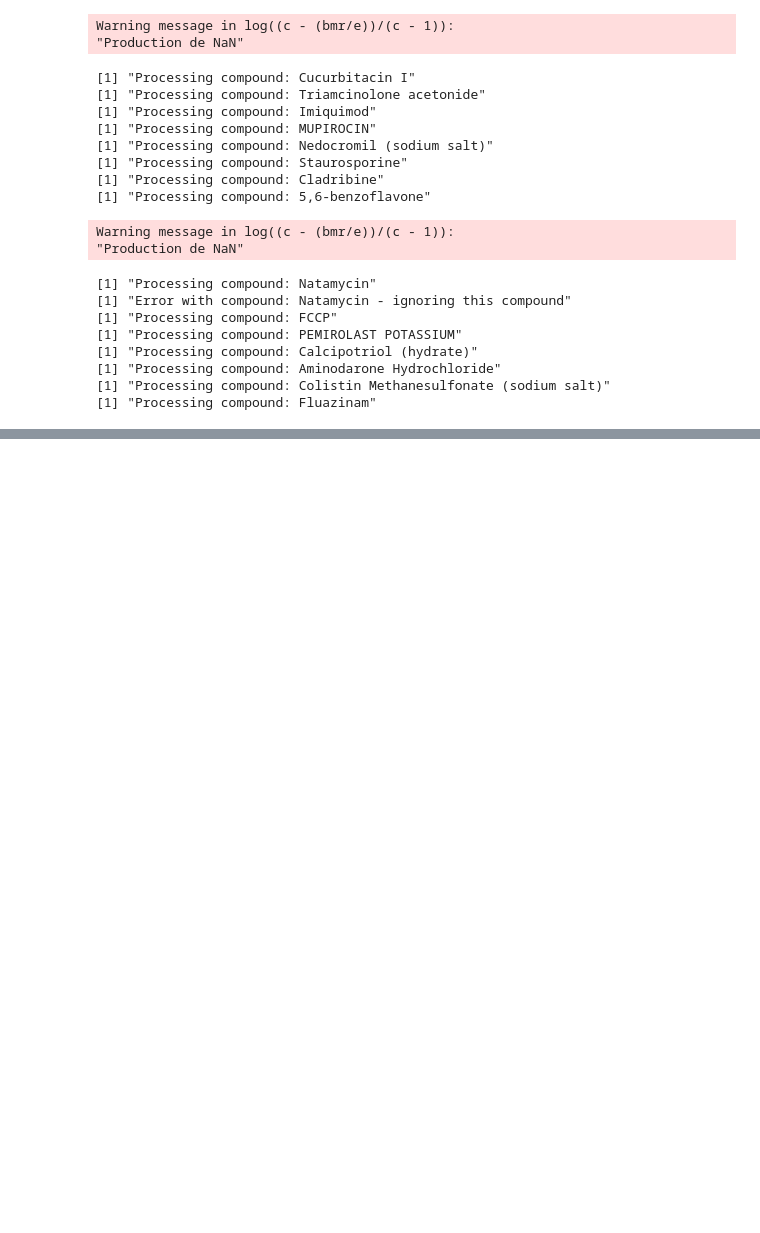
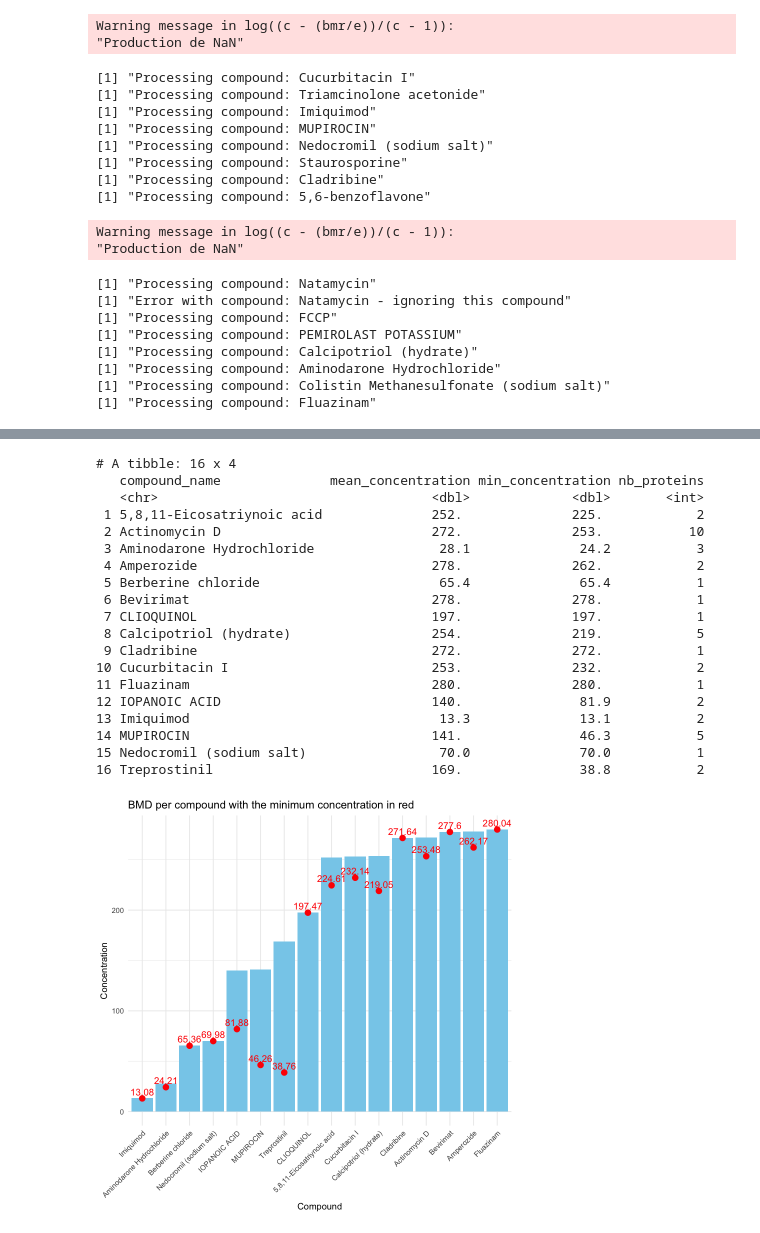
Before and after one commit to broadinstitute/2025_Grigoryan_Proteomics, a Jupyter notebook: 00.exploratory_analysis/curve_fit.ipynb, the cells around one changed output, grey strips where cells are left out. Saved outputs shown, nothing was run; the diff lists cells and outputs as text; code cells hidden in the pictures; blank space fills up the shorter version.

```diff
--- a/00.exploratory_analysis/curve_fit.ipynb
+++ b/00.exploratory_analysis/curve_fit.ipynb
@@ -237,6 +242,9 @@ for (i in 1:nrow(gene_df)) {
 
     temp$protein <- gene_id
     temp$compound <- compound
+    temp$bmd <- gene_df$bmd_value[i]
+    temp$bmd_l <- gene_df$bmd_l[i]
+    temp$bmd_u <- gene_df$bmd_u[i]
 
     list_plot[[i]] <- temp
   }, error = function(e) {
@@ -299,14 +332,52 @@ gridExtra::grid.arrange(grobs = plot_list, ncol = 3)
-# %%
-for (i in 1:nrow(gene_df)) {
-  tryCatch({
-    gene_id <- gene_df$gene_id[i]
-    compound <- gene_df$compound_name[i]
-
-
-    temp <- plot_bmd_curve(gene_id, res[[compound]])
-    print(temp)
-
-  }, error = function(e) {
-    message(sprintf("Erreur pour gene_id %s et compound %s : %s", gene_id, compound, e$message))
-  })
-}
+# %%
+library(dplyr)
+
+## Calculate the mean concentration for each compound
+
+
+compound_summary <- gene_df %>%
+  group_by(compound_name) %>%
+  summarise(
+    mean_concentration = mean(Concentration, na.rm = TRUE),
+    min_concentration = min(Concentration, na.rm = TRUE),
+    nb_proteins = n_distinct(gene_id)
+  )
+
+
+print(compound_summary)
+
+
+p <- ggplot(compound_summary, aes(x = reorder(compound_name, mean_concentration), y = mean_concentration)) +
+  geom_col(fill = "skyblue") +
+  geom_point(aes(y = min_concentration), color = "red", size = 3) +
+  geom_text(aes(y = min_concentration, label = round(min_concentration, 2)),
+            color = "red", vjust = -0.5, size = 4) +
+  #geom_text(aes(label = nb_proteins, y = mean_concentration + 5), size = 5, vjust = 0) +
+  labs(title = "BMD per compound with the minimum concentration in red",
+       x = "Compound",
+       y = "Concentration") +
+  theme_minimal() +
+  theme(axis.text.x = element_text(angle = 45, hjust = 1))  # Rotation des labels des composés
+
+print(p)
+# %% [output]
+# A tibble: 16 x 4
+   compound_name              mean_concentration min_concentration nb_proteins
+   <chr>                                   <dbl>             <dbl>       <int>
+ 1 5,8,11-Eicosatriynoic acid              252.              225.            2
+ 2 Actinomycin D                           272.              253.           10
+ 3 Aminodarone Hydrochloride                28.1              24.2           3
+ 4 Amperozide                              278.              262.            2
+ 5 Berberine chloride                       65.4              65.4           1
+ 6 Bevirimat                               278.              278.            1
+ 7 CLIOQUINOL                              197.              197.            1
+ 8 Calcipotriol (hydrate)                  254.              219.            5
+ 9 Cladribine                              272.              272.            1
+10 Cucurbitacin I                          253.              232.            2
+11 Fluazinam                               280.              280.            1
+12 IOPANOIC ACID                           140.               81.9           2
+13 Imiquimod                                13.3              13.1           2
+14 MUPIROCIN                               141.               46.3           5
+15 Nedocromil (sodium salt)                 70.0              70.0           1
+16 Treprostinil                            169.               38.8           2
+[figure, added]
```
Also changed, not shown: parts of 9 cells of this notebook, 32 other files.
